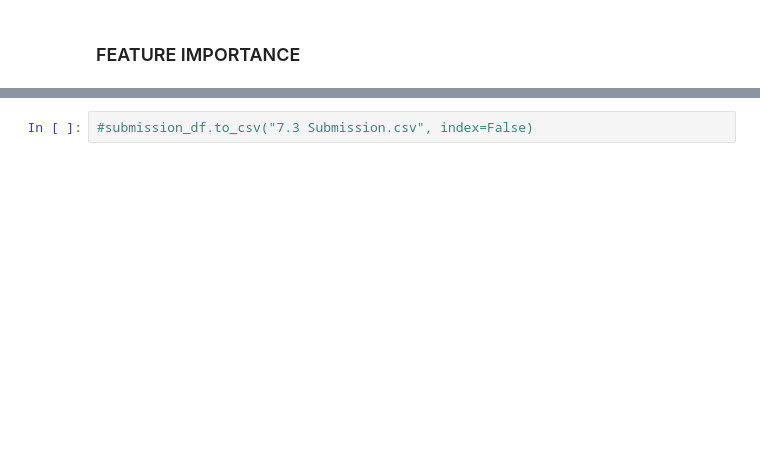
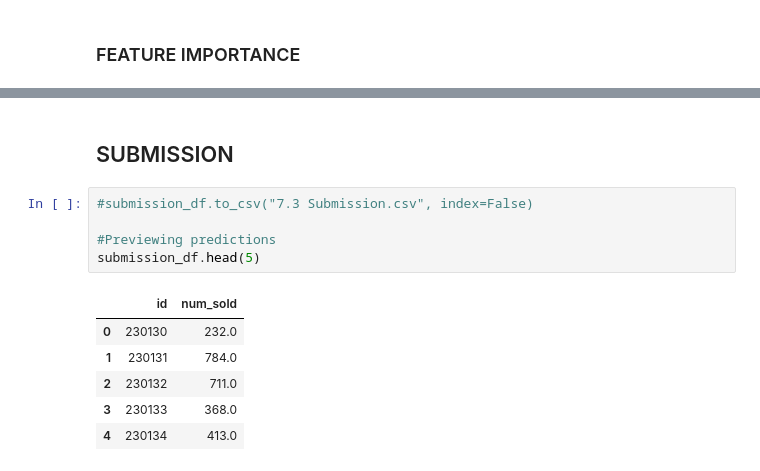
Before and after one commit to Stephen-Adwini-Badu/07.-Ticket-Forecasting-Project, a Jupyter notebook: Ticket Forecasting Notebook.ipynb, the cells around one changed output, grey strips where cells are left out. Cells and saved outputs as stored; diff of their text form; blank space fills up the shorter version.

```diff
--- a/Ticket Forecasting Notebook.ipynb
+++ b/Ticket Forecasting Notebook.ipynb
@@ -415,2 +415,14 @@ plt.show()
+# %% [markdown]
+## SUBMISSION
 # %%
 #submission_df.to_csv("7.3 Submission.csv", index=False)
+
+#Previewing predictions
+submission_df.head(5)
+# %% [output]
+|  | id | num_sold |
+| 0 | 230130 | 232.0 |
+| 1 | 230131 | 784.0 |
+| 2 | 230132 | 711.0 |
+| 3 | 230133 | 368.0 |
+| 4 | 230134 | 413.0 |
```
Also changed, not shown: parts of 5 cells of this notebook.
